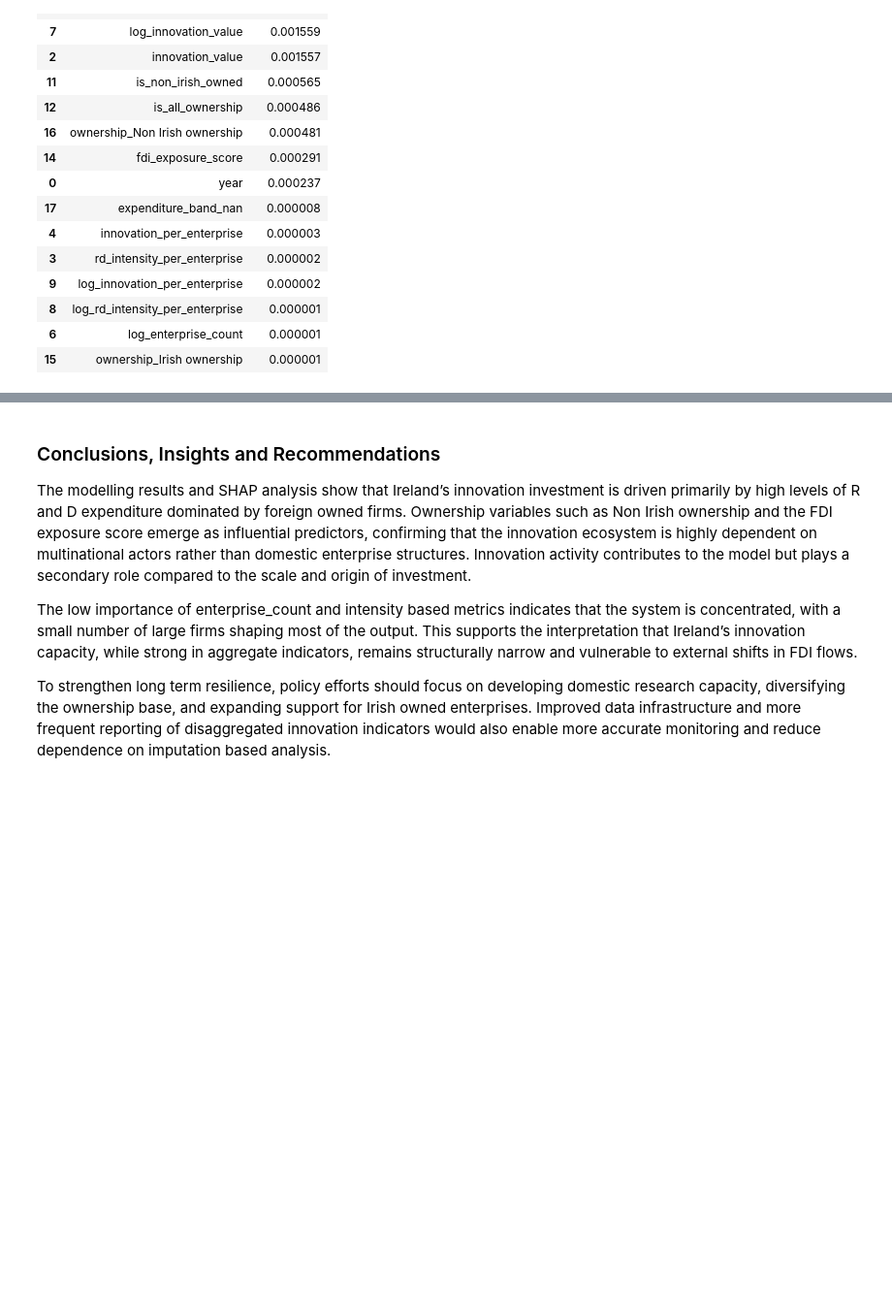
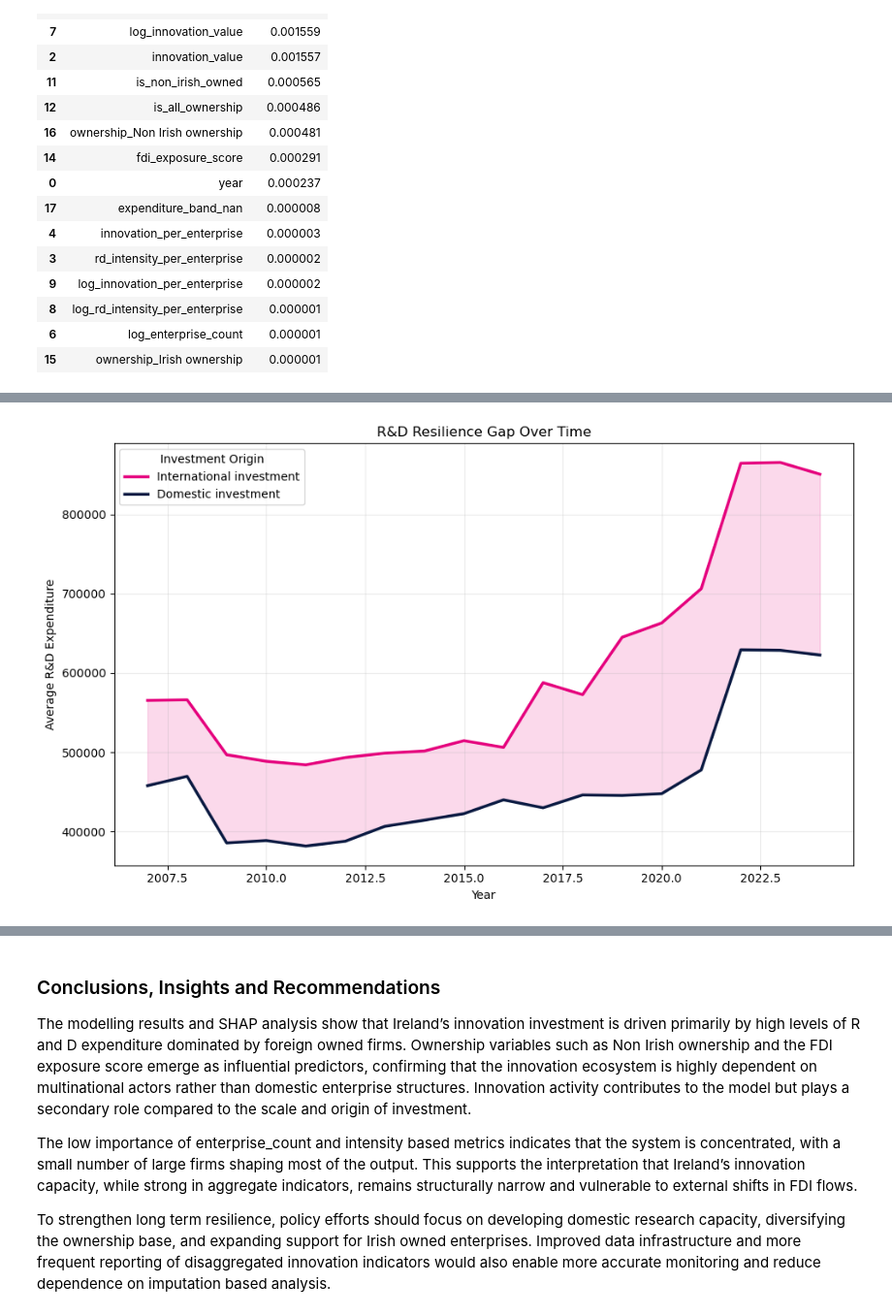
Before and after one commit to moonexca/CA3_StrategicThinking_SolYash, a Jupyter notebook: Adriana_Soledad_Yash_Ecosystem_of_Innovation_Ireland.ipynb, the cells around one changed output, grey strips where cells are left out. Shown at 97% size. Saved outputs shown, nothing was run; the diff lists cells and outputs as text; code cells hidden in the pictures; blank space fills up the shorter version.

```diff
--- a/Adriana_Soledad_Yash_Ecosystem_of_Innovation_Ireland.ipynb
+++ b/Adriana_Soledad_Yash_Ecosystem_of_Innovation_Ireland.ipynb
@@ -634,0 +673,25 @@ rf_importances.head(15)
+# %%
+import numpy as np
+
+df_res = df_plot[df_plot["investment_origin"].isin(["Domestic investment", "International investment"])]
+df_res = df_res.groupby("year", as_index=False)["rd_expenditure"].agg(
+    domestic=lambda x: np.mean(x[df_plot["investment_origin"]=="Domestic investment"]),
+    international=lambda x: np.mean(x[df_plot["investment_origin"]=="International investment"])
+)
+
+plt.figure(figsize=(10,6))
+plt.plot(df_res["year"], df_res["international"], color="#E5007D", label="International investment", linewidth=2.5)
+plt.plot(df_res["year"], df_res["domestic"], color="#0A1A42", label="Domestic investment", linewidth=2.5)
+
+plt.fill_between(df_res["year"], df_res["domestic"], df_res["international"],
+                 color="#E5007D", alpha=0.15)
+
+plt.title("R&D Resilience Gap Over Time")
+plt.xlabel("Year")
+plt.ylabel("Average R&D Expenditure")
+plt.legend(title="Investment Origin")
+plt.grid(alpha=0.25)
+plt.tight_layout()
+plt.show()
+# %% [output]
+[figure, added]
```
Also changed, not shown: parts of 7 cells of this notebook, 13 other files.
